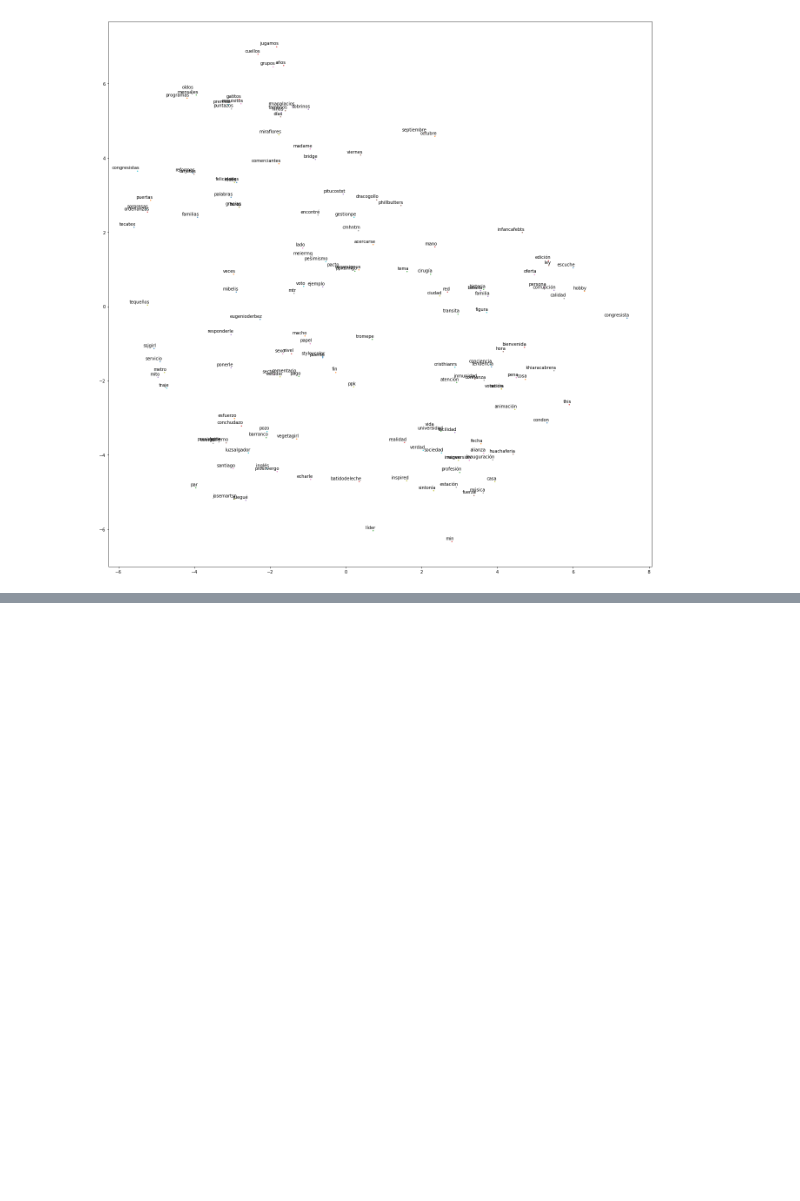
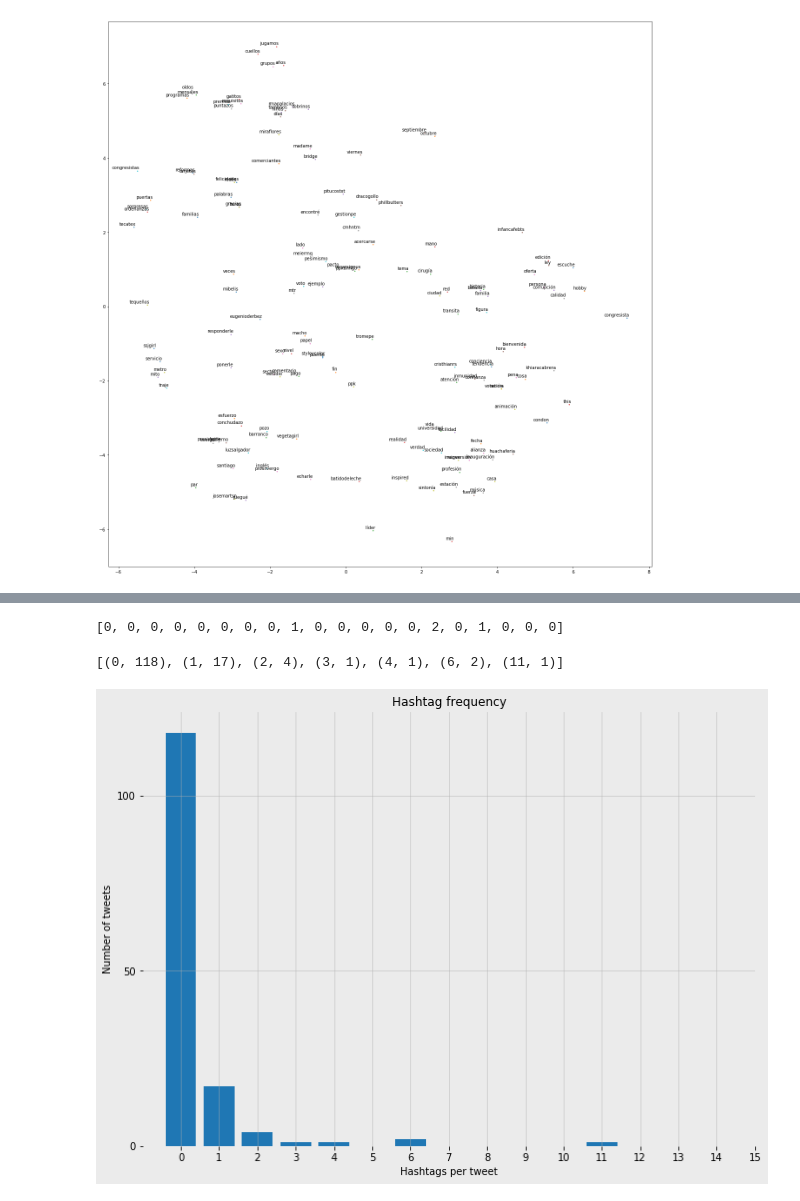
Before and after one commit to romellfudi/LimaTweets_NLP_TFIDF, a Jupyter notebook: Notebook.ipynb, the cells around one changed output, grey strips where cells are left out. Saved outputs shown, nothing was run; the diff lists cells and outputs as text; code cells hidden in the pictures; blank space fills up the shorter version.

```diff
--- a/Notebook.ipynb
+++ b/Notebook.ipynb
@@ -545,3 +547,6 @@ low_dim_embedding = tsne.fit_transform(np.array([word.vector for word in nouns])
 plot_with_labels(low_dim_embedding, [word.text for word in nouns])
 # %% [output]
 [figure]
+# %%
+tweets_df = pd.read_csv('tweets_solutions.csv')
+tweets_df.head(1)
@@ -547,0 +556,3 @@ plot_with_labels(low_dim_embedding, [word.text for word in nouns])
+# %%
+hashtag_summary = adv.extract_hashtags(tweets_df['Tweets'])
+hashtag_summary.keys()
@@ -547,0 +591,21 @@ plot_with_labels(low_dim_embedding, [word.text for word in nouns])
+# %%
+hashtag_summary['hashtag_counts'][:20]
+# %% [output]
+[0, 0, 0, 0, 0, 0, 0, 0, 1, 0, 0, 0, 0, 0, 2, 0, 1, 0, 0, 0]
+# %%
+hashtag_summary['hashtag_freq'][:20]
+# %% [output]
+[(0, 118), (1, 17), (2, 4), (3, 1), (4, 1), (6, 2), (11, 1)]
+# %%
+plt.figure(facecolor='#ebebeb', figsize=(11, 8))
+plt.bar([x[0] for x in hashtag_summary['hashtag_freq'][:15]],
+        [x[1] for x in hashtag_summary['hashtag_freq'][:15]])
+plt.title('Hashtag frequency')
+plt.xlabel('Hashtags per tweet')
+plt.ylabel('Number of tweets')
+plt.xticks(range(16))
+plt.yticks(range(0, 110, 50))
+plt.grid(alpha=0.5)
+plt.gca().set_frame_on(False)
+# %% [output]
+[figure, added]
```
Also changed, not shown: parts of 38 cells of this notebook, 2 other files.
